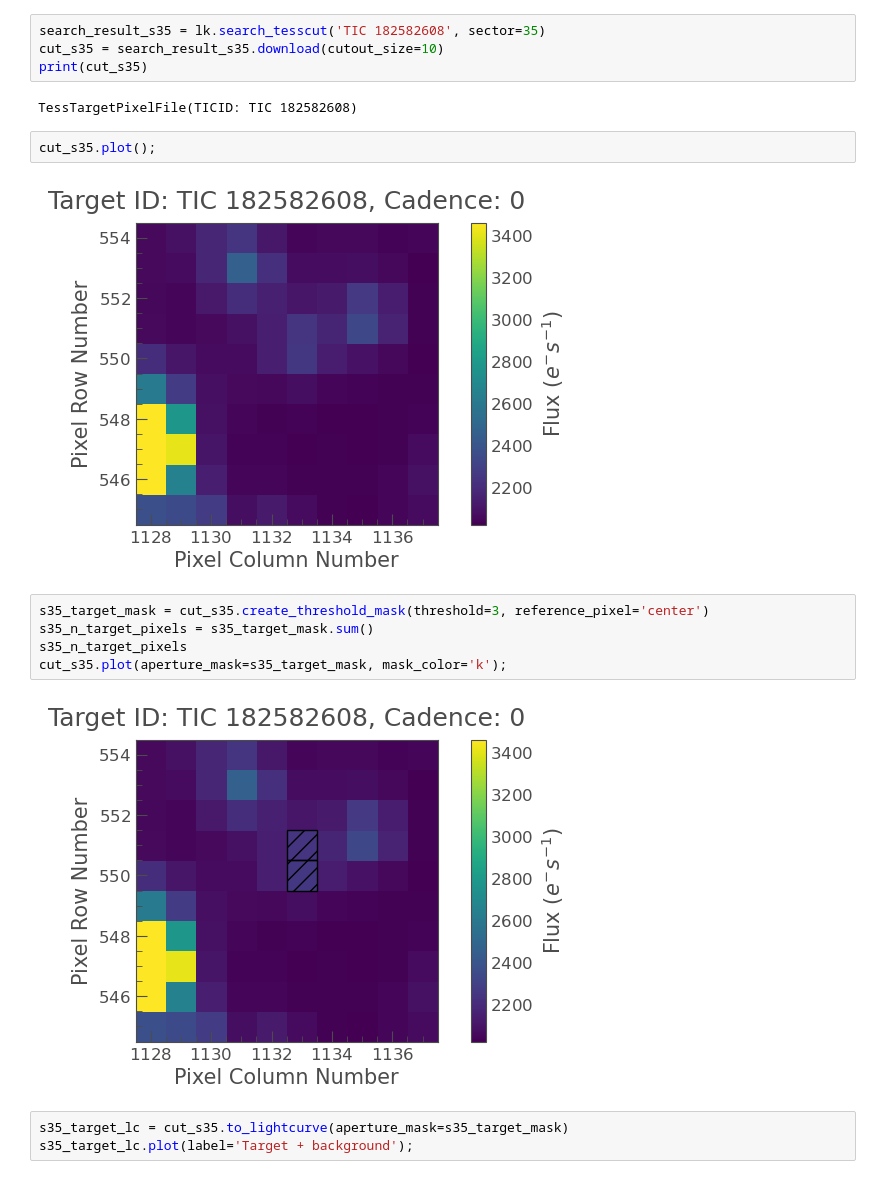
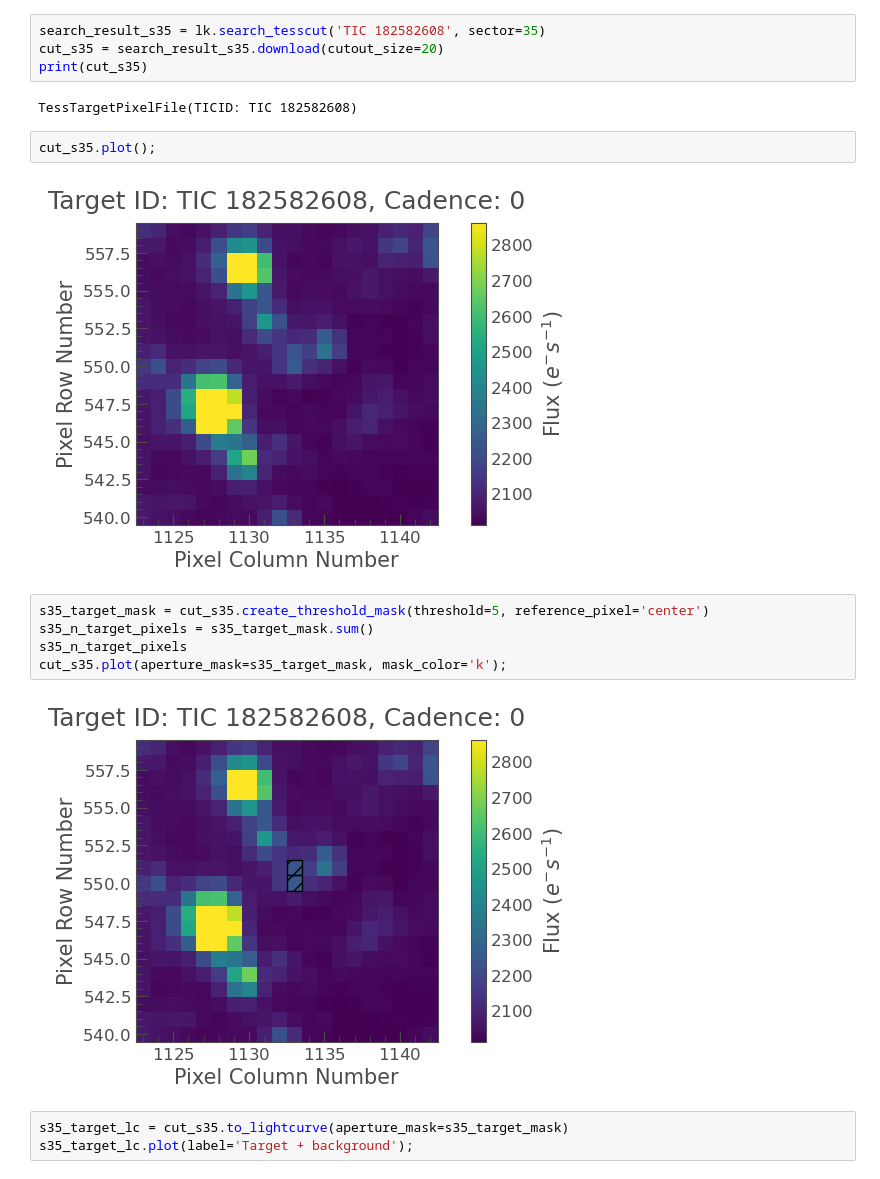
Before and after one commit to ASainio/ASASSN-21qj, a Jupyter notebook: TESS_sector_35.ipynb, the cells around one changed output. Saved outputs shown, nothing was run; the diff lists cells and outputs as text.

```diff
--- a/TESS_sector_35.ipynb
+++ b/TESS_sector_35.ipynb
@@ -20,21 +20,21 @@ SearchResult containing 4 data products.
 | 3 | TESS Sector 35 | 2021 | TESScut | 475 | TIC 182582608 | 0.0 |
 # %%
 search_result_s35 = lk.search_tesscut('TIC 182582608', sector=35)
-cut_s35 = search_result_s35.download(cutout_size=10)
+cut_s35 = search_result_s35.download(cutout_size=20)
 print(cut_s35)
 # %% [output]
 TessTargetPixelFile(TICID: TIC 182582608)
 # %%
 cut_s35.plot();
 # %% [output]
-[figure, old version]
+[figure, new version]
 # %%
-s35_target_mask = cut_s35.create_threshold_mask(threshold=3, reference_pixel='center')
+s35_target_mask = cut_s35.create_threshold_mask(threshold=5, reference_pixel='center')
 s35_n_target_pixels = s35_target_mask.sum()
 s35_n_target_pixels
 cut_s35.plot(aperture_mask=s35_target_mask, mask_color='k');
 # %% [output]
-[figure, old version]
+[figure, new version]
 # %%
 s35_target_lc = cut_s35.to_lightcurve(aperture_mask=s35_target_mask)
 s35_target_lc.plot(label='Target + background');
```
Also changed, not shown: parts of 3 cells of this notebook, 3 other files.
